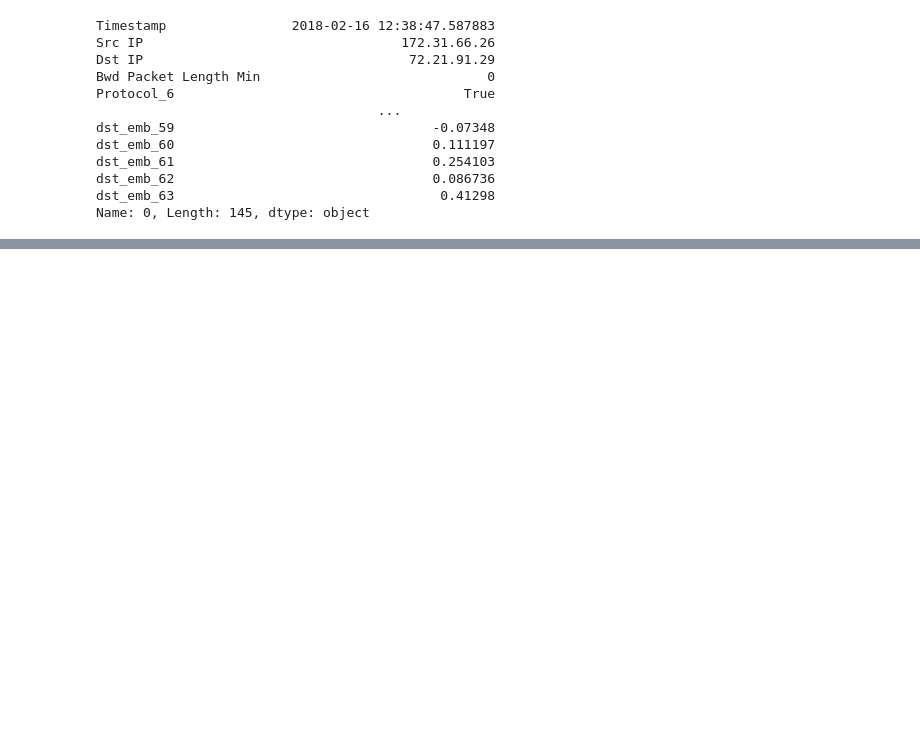
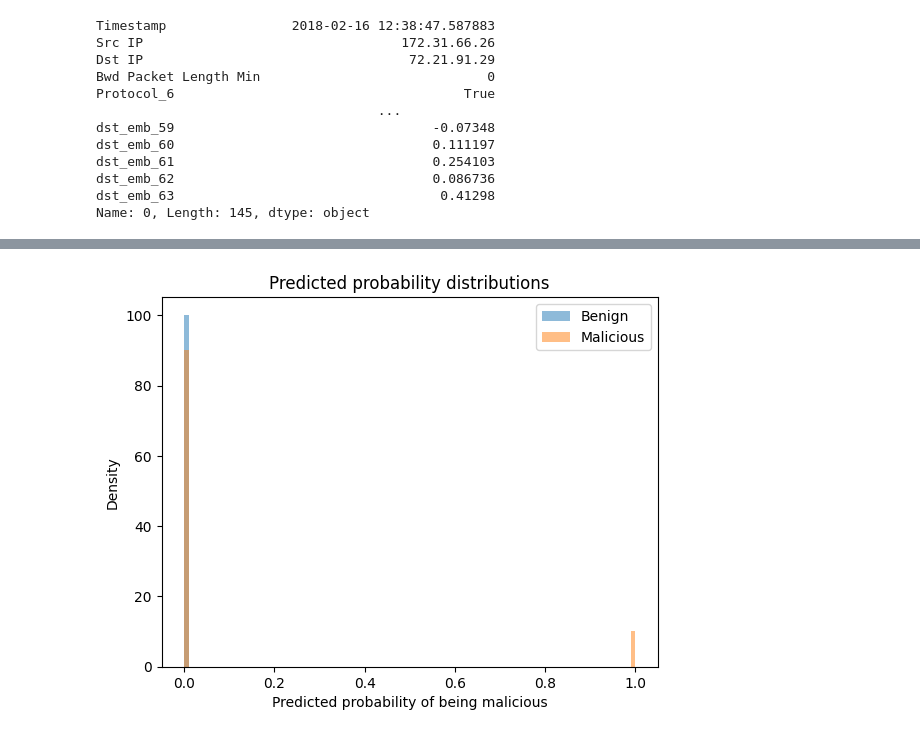
Before and after one commit to gligalexandru/gml-project, a Jupyter notebook: node2vec.ipynb, the cells around one changed output, grey strips where cells are left out. Drawn from its saved outputs; the diff is of its cells as text; code cells hidden in the pictures; blank space fills up the shorter version.

```diff
--- a/node2vec.ipynb
+++ b/node2vec.ipynb
@@ -223,0 +316,19 @@ Name: 0, Length: 145, dtype: object
+# %%
+scale = y_train.value_counts()[0] / y_train.value_counts()[1]
+model = XGBClassifier(
+    learning_rate=0.1,
+    n_estimators=1_000,
+    max_depth=5,
+    min_child_weight=1,
+    gamma=1,
+    subsample=0.8,
+    colsample_bytree=0.8,
+    reg_alpha=0,
+    scale_pos_weight=scale,
+    # max_delta_step=1,
+    eval_metric="auc",
+    tree_method="hist",
+    random_state=42
+)
+
+model.fit(X_train, y_train)
@@ -223,0 +413,13 @@ Name: 0, Length: 145, dtype: object
+# %%
+import matplotlib.pyplot as plt
+
+y_proba = model.predict_proba(X_test)[:,1]
+plt.hist(y_proba[y_test==0], bins=100, alpha=0.5, label="Benign", density=True)
+plt.hist(y_proba[y_test==1], bins=100, alpha=0.5, label="Malicious", density=True)
+plt.legend()
+plt.xlabel("Predicted probability of being malicious")
+plt.ylabel("Density")
+plt.title("Predicted probability distributions")
+plt.show()
+# %% [output]
+[figure, added]
```
Also changed, not shown: parts of 17 cells of this notebook.
